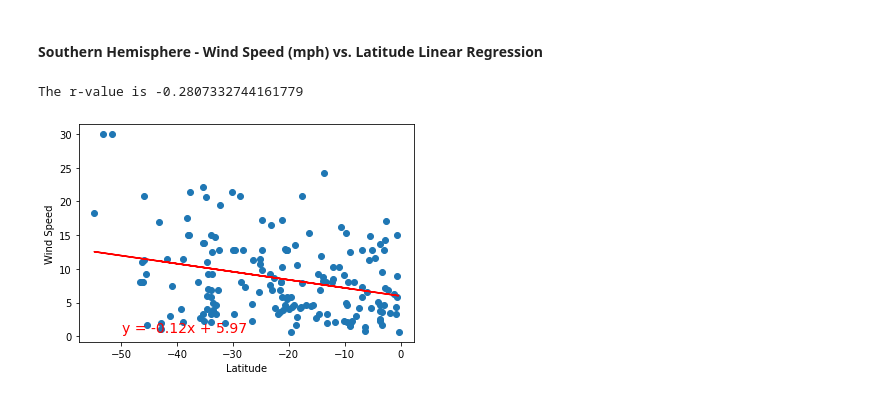
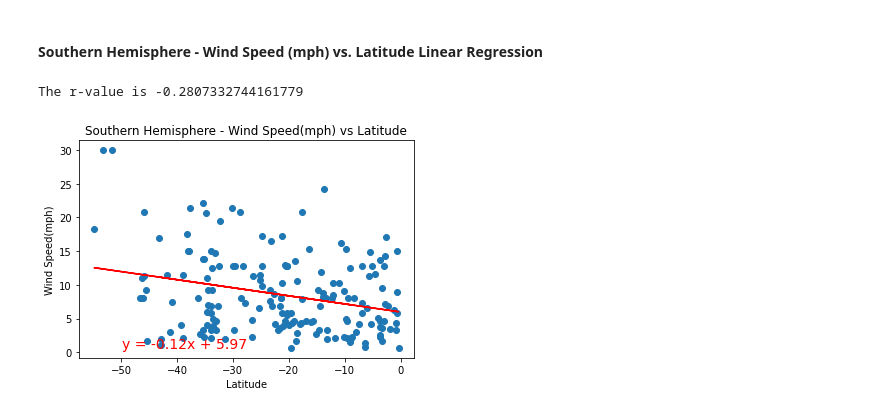
Before and after one commit to floresfdo/python-api-challenge, a Jupyter notebook: WeatherPy/WeatherPy.ipynb, the cells around one changed output. Saved outputs shown, nothing was run; the diff lists cells and outputs as text; code cells hidden in the pictures.

```diff
--- a/WeatherPy/WeatherPy.ipynb
+++ b/WeatherPy/WeatherPy.ipynb
@@ -411,21 +411,21 @@ The r-value is 0.1071084174365246
 # %%
 x_values = south_hemi["Lat"]
 y_values = south_hemi["Wind Speed"]
 plt.scatter(x_values,y_values)
 plt.xlabel("Latitude")
-plt.ylabel("Wind Speed")
+plt.ylabel("Wind Speed(mph)")
 (slope,intercept, rvalue, pvalue, stderr) = linregress(x_values, y_values)
 regress_values = x_values * slope + intercept
 line_eq = "y = " + str(round(slope,2)) + "x + " + str(round(intercept,2))
 plt.plot(x_values, regress_values,"r-")
 plt.annotate(line_eq,(min(south_hemi["Lat"])+5,min(south_hemi["Wind Speed"])),fontsize=14,color="red")
-plt.title("SNorthern Hemisphere - Wind Speed(mph) vs Latitude")
+plt.title("Southern Hemisphere - Wind Speed(mph) vs Latitude")
 plt.show
 plt.savefig("Output\Lat_WindSpeed_SouthHemi_Regression.png")
 print(f"The r-value is {rvalue}")
 
 #After the analysis of wind speed vs latitude we can tell there is a correlation between these two factors.
 #We can conlcude that wind speeds reduce as we are closer to the equator.
 # %% [output]
 The r-value is -0.2807332744161779
-[figure, old version]
+[figure, new version]
```
